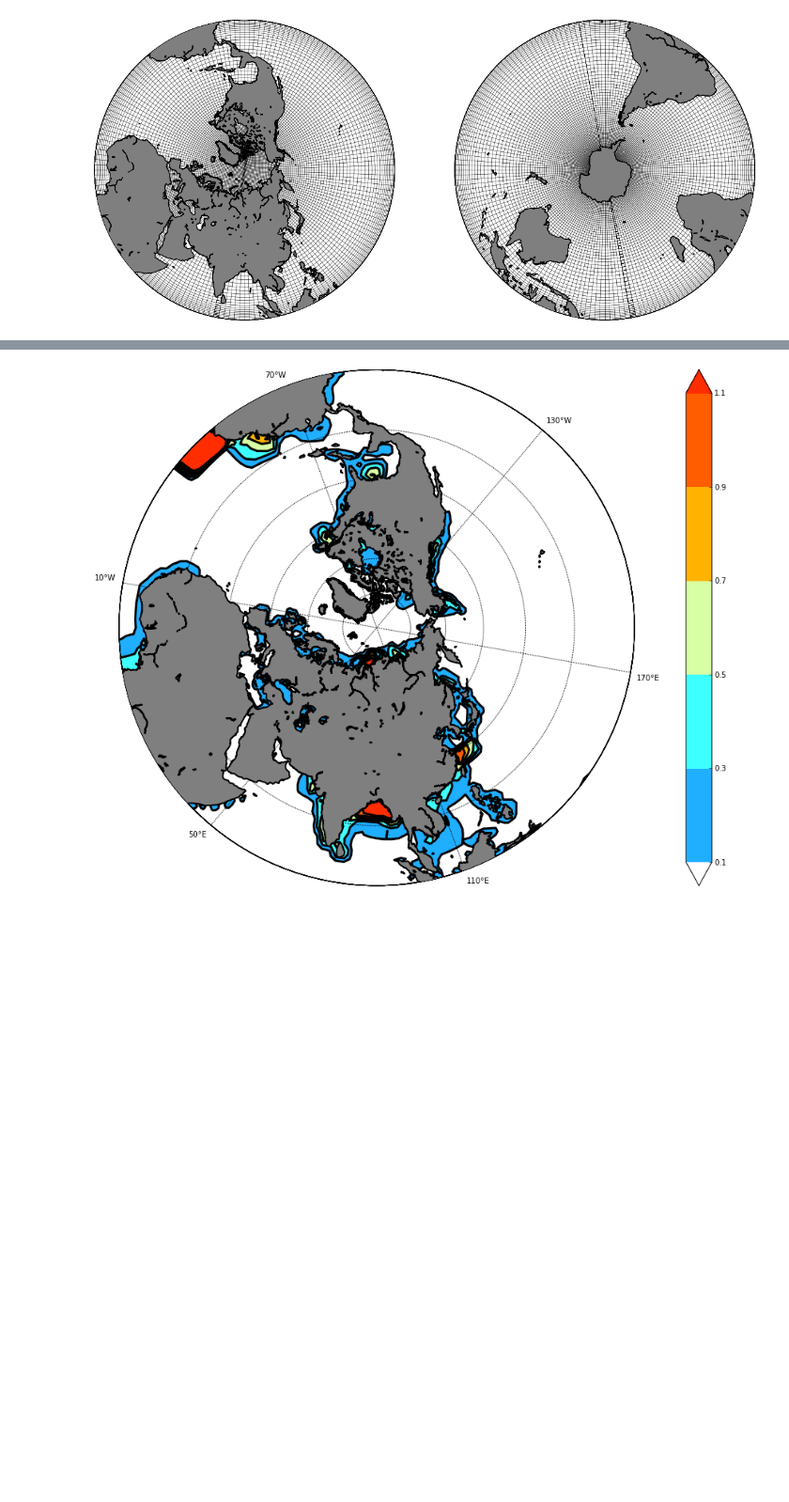
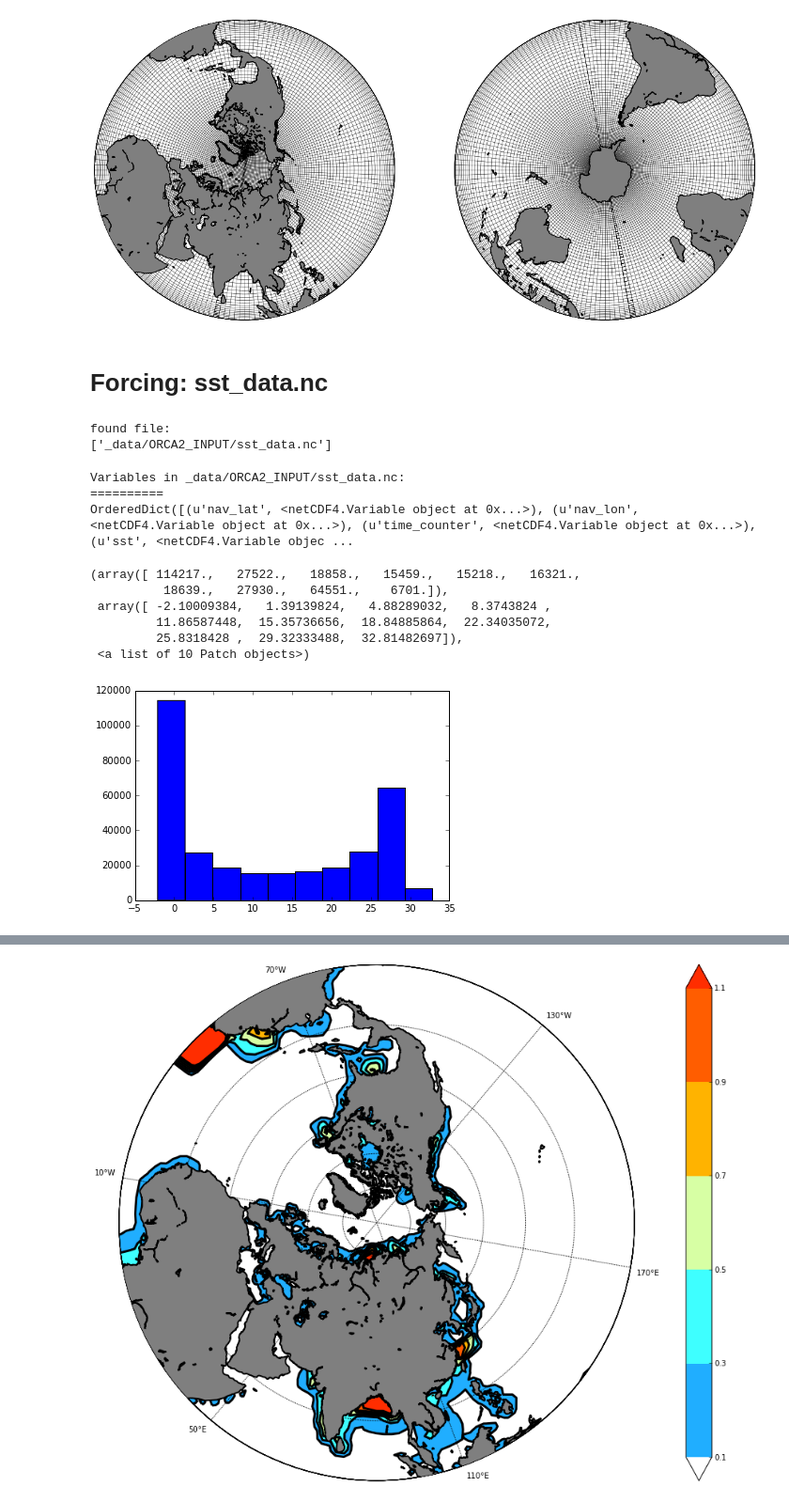
Before and after one commit to UBC-MOAD/ccar-modeling-nemo-tools, a Jupyter notebook: 05_ORCA2_Input.ipynb, the cells around one changed output, grey strips where cells are left out. Shown at 94% size. Drawn from its saved outputs; the diff is of its cells as text; code cells hidden in the pictures; blank space fills up the shorter version.

Commit message:
Add sst_data.nc in 05*.ipynb

```diff
--- a/05_ORCA2_Input.ipynb
+++ b/05_ORCA2_Input.ipynb
@@ -139,3 +143,18 @@ fig, axis = draw_NEMO_grid(nav_lon, nav_lat, 'k', 0.5)
  array([<matplotlib.axes._subplots.AxesSubplot object at 0x...>,
         <matplotlib.axes._subplots.AxesSubplot object at 0x...>], dtype=object))
 [figure]
+# %% [markdown]
+# Forcing: sst_data.nc
+# %%
+sst_name=glob.glob('_data/ORCA2_INPUT/sst*.nc')
+print("found file: \n{}".format(sst_name))
+# %% [output]
+found file:
+['_data/ORCA2_INPUT/sst_data.nc']
+# %%
+sst_obj=nc.Dataset(sst_name[0])
+print('Variables in {}:\n==========\n{}'.format(sst_name[0], sst_obj.variables))
+# %% [output]
+Variables in _data/ORCA2_INPUT/sst_data.nc:
+==========
+OrderedDict([(u'nav_lat', <netCDF4.Variable object at 0x...>), (u'nav_lon', <netCDF4.Variable object at 0x...>), (u'time_counter', <netCDF4.Variable object at 0x...>), (u'sst', <netCDF4.Variable objec ...
@@ -141,0 +163,14 @@ fig, axis = draw_NEMO_grid(nav_lon, nav_lat, 'k', 0.5)
+# %%
+nav_lon=sst_obj.variables['nav_lon'][:]
+nav_lat=sst_obj.variables['nav_lat'][:]
+sst=sst_obj.variables['sst'][:]
+# %%
+plt.hist(sst.flat)
+# %% [output]
+(array([ 114217.,   27522.,   18858.,   15459.,   15218.,   16321.,
+          18639.,   27930.,   64551.,    6701.]),
+ array([ -2.10009384,   1.39139824,   4.88289032,   8.3743824 ,
+         11.86587448,  15.35736656,  18.84885864,  22.34035072,
+         25.8318428 ,  29.32333488,  32.81482697]),
+ <a list of 10 Patch objects>)
+[figure, added]
```
Also changed, not shown: parts of 10 cells of this notebook.
